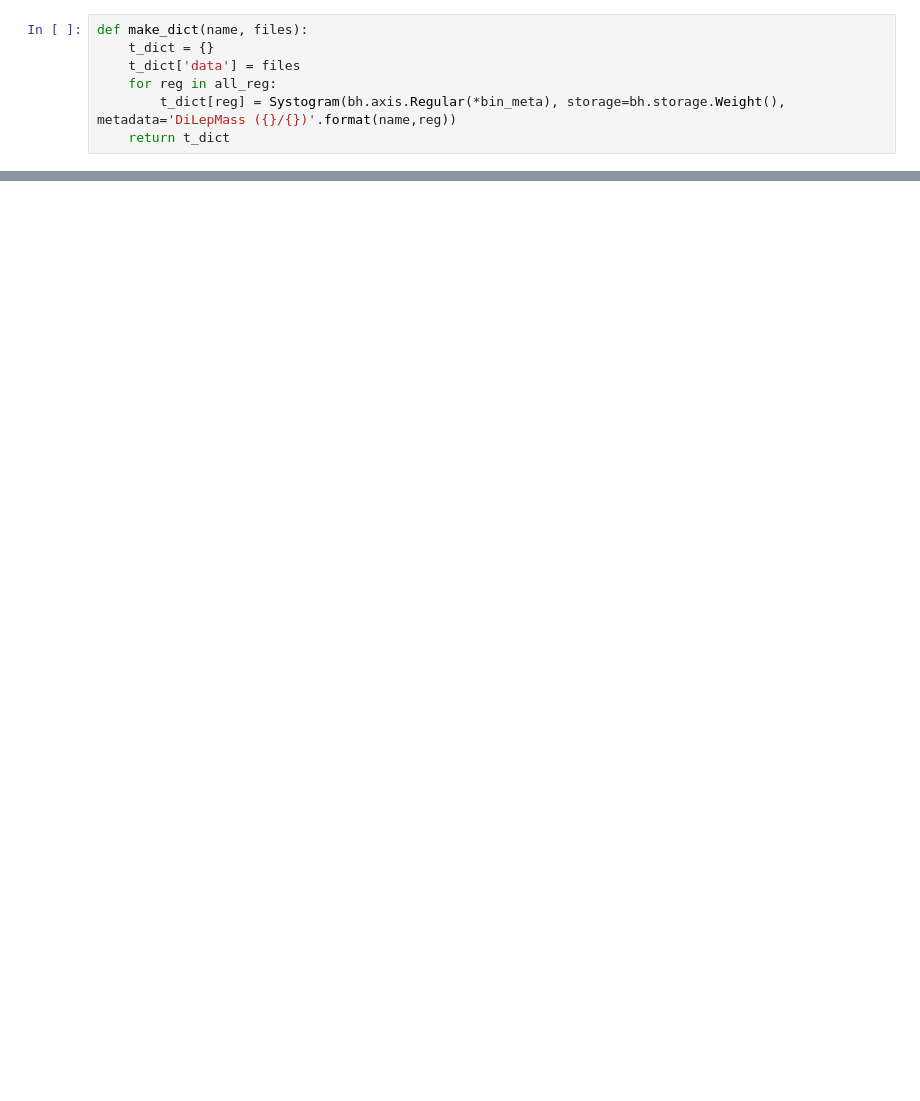
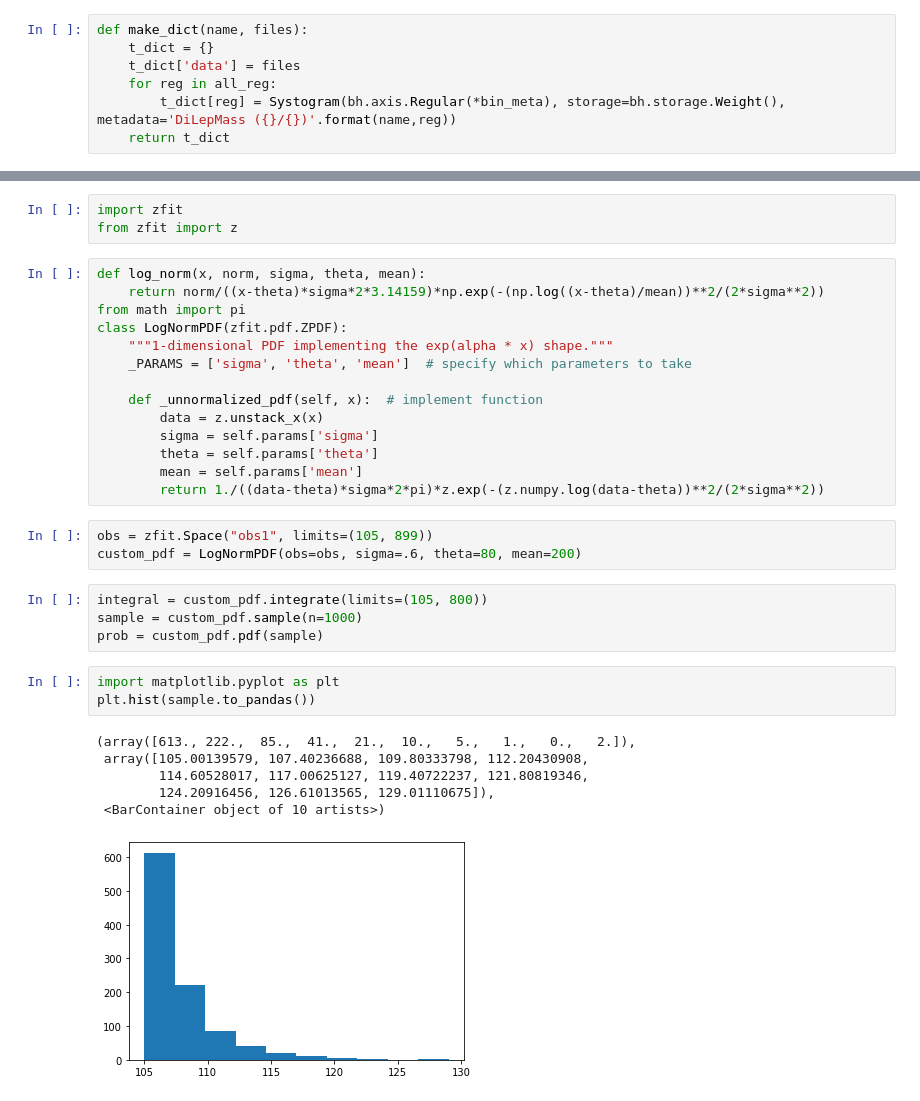
Before and after one commit to rymuelle/bff_plotting_code_v3, a Jupyter notebook: More_functional_filtering.ipynb, the cells around one changed output, grey strips where cells are left out. Cells and saved outputs as stored; diff of their text form; blank space fills up the shorter version.

```diff
--- a/More_functional_filtering.ipynb
+++ b/More_functional_filtering.ipynb
@@ -132,0 +184,34 @@ plt.ylim(bottom=1e-1, top=1e5)
+# %%
+import zfit
+from zfit import z
+# %%
+def log_norm(x, norm, sigma, theta, mean):
+    return norm/((x-theta)*sigma*2*3.14159)*np.exp(-(np.log((x-theta)/mean))**2/(2*sigma**2))
+from math import pi
+class LogNormPDF(zfit.pdf.ZPDF):
+    """1-dimensional PDF implementing the exp(alpha * x) shape."""
+    _PARAMS = ['sigma', 'theta', 'mean']  # specify which parameters to take
+
+    def _unnormalized_pdf(self, x):  # implement function
+        data = z.unstack_x(x)
+        sigma = self.params['sigma']
+        theta = self.params['theta']
+        mean = self.params['mean']
+        return 1./((data-theta)*sigma*2*pi)*z.exp(-(z.numpy.log(data-theta))**2/(2*sigma**2))
+# %%
+obs = zfit.Space("obs1", limits=(105, 899))
+custom_pdf = LogNormPDF(obs=obs, sigma=.6, theta=80, mean=200)
+# %%
+integral = custom_pdf.integrate(limits=(105, 800))
+sample = custom_pdf.sample(n=1000)
+prob = custom_pdf.pdf(sample)
+# %%
+import matplotlib.pyplot as plt
+plt.hist(sample.to_pandas())
+# %% [output]
+(array([613., 222.,  85.,  41.,  21.,  10.,   5.,   1.,   0.,   2.]),
+ array([105.00139579, 107.40236688, 109.80333798, 112.20430908,
+        114.60528017, 117.00625127, 119.40722237, 121.80819346,
+        124.20916456, 126.61013565, 129.01110675]),
+ <BarContainer object of 10 artists>)
+[figure, added]
```
Also changed, not shown: parts of 16 cells of this notebook.
